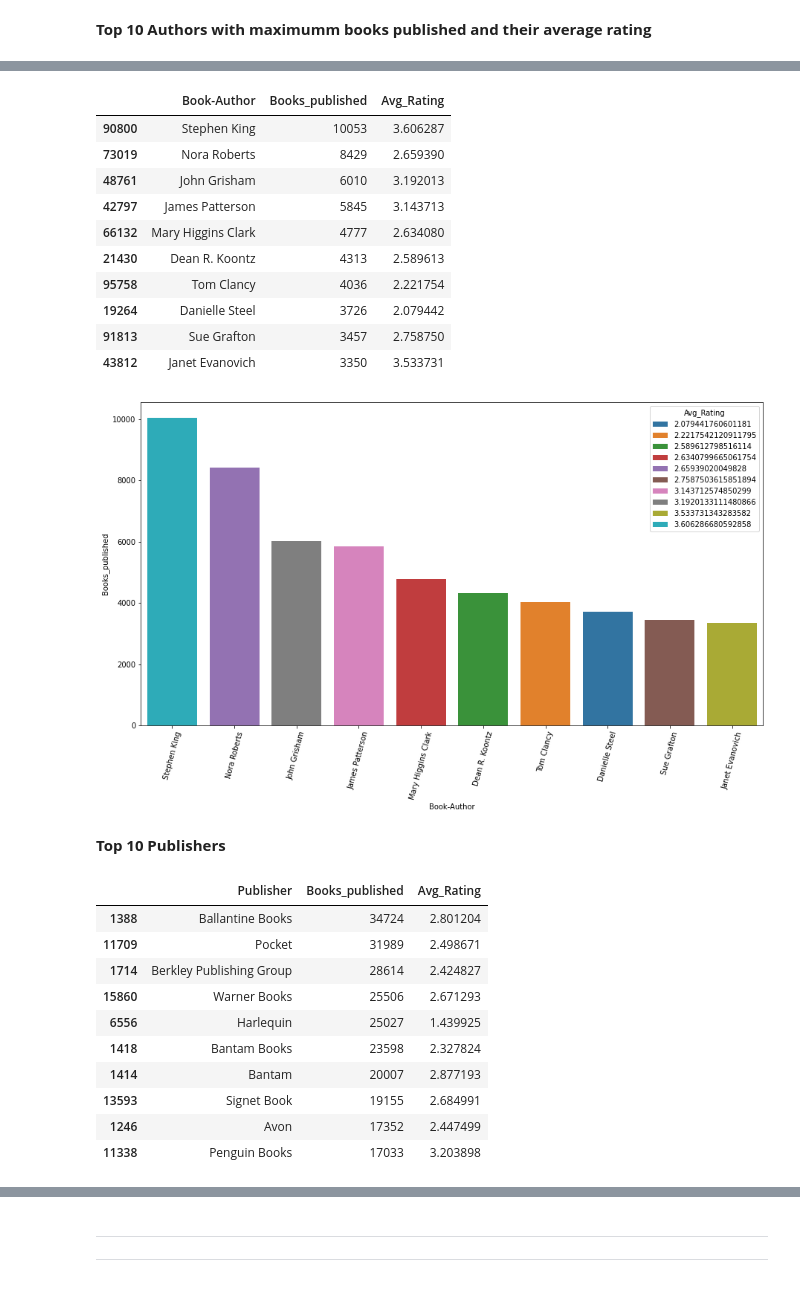
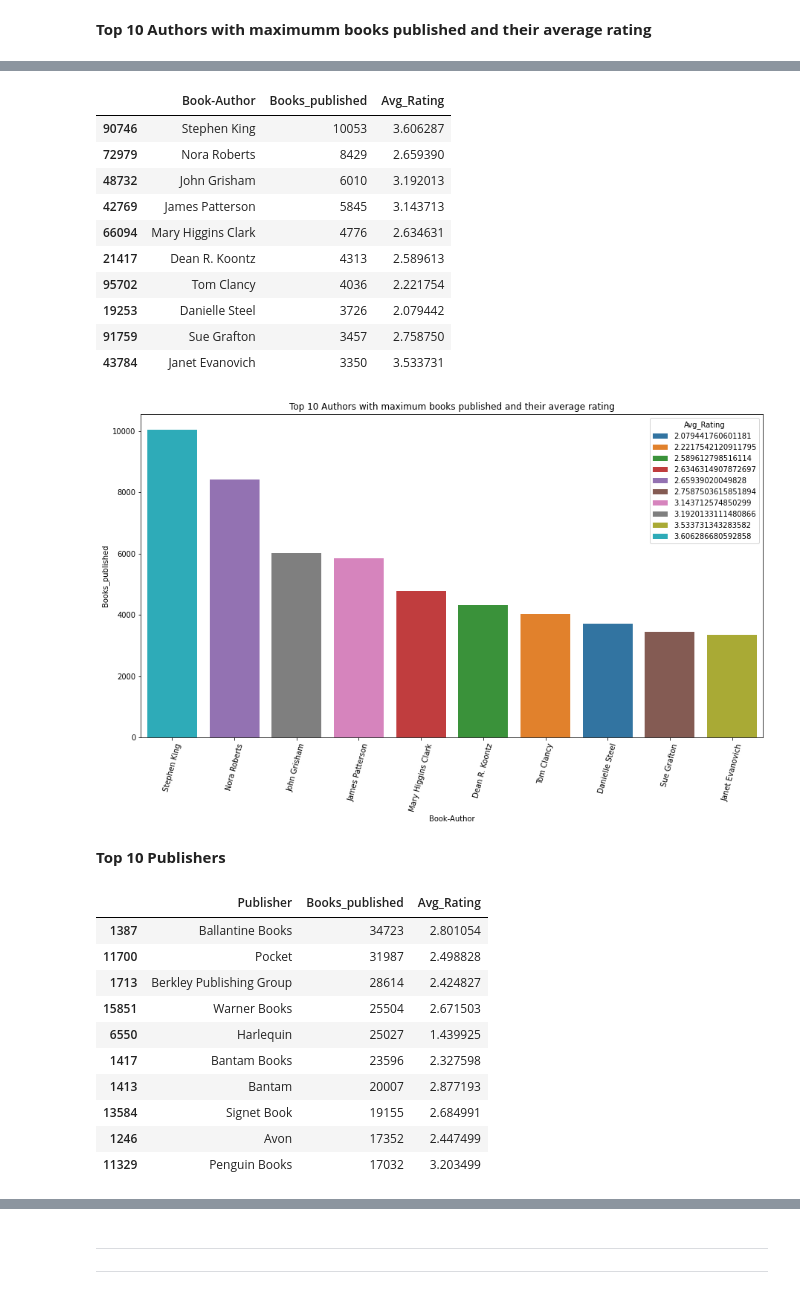
Before and after one commit to disuja7/Book-Recommendation-System, a Jupyter notebook: Book_Recommendation_System.ipynb, the cells around one changed output, grey strips where cells are left out. Saved outputs shown, nothing was run; the diff lists cells and outputs as text; code cells hidden in the pictures.

```diff
--- a/Book_Recommendation_System.ipynb
+++ b/Book_Recommendation_System.ipynb
@@ -315,6 +382,8 @@ ratings_df.head()
 | 2 | 276727 | 0446520802 | 0 |
 | 3 | 276729 | 052165615X | 3 |
 | 4 | 276729 | 0521795028 | 6 |
+# %%
+ratings_df= ratings_df[~(ratings_df['User-ID']==193560)]
 # %%
 ratings_df.shape
 # %% [output]
@@ -379,28 +453,31 @@ book_count = books_with_ratings.groupby(['Book-Author'])['Book-Title'].count().r
 avg_rating = books_with_ratings.groupby(['Book-Author'])['Book-Rating'].mean().reset_index()
 top_authors_df = book_count.merge(avg_rating,on='Book-Author')
 # %%
+# creating a new dataframe containing Top authors
 top_authors_df.rename(columns={'Book-Rating':'Avg_Rating','Book-Title':'Books_published'},inplace=True)
 top_authors_df=top_authors_df.sort_values(by='Books_published',ascending=False).head(10)
 top_authors_df
 # %% [output]
 |  | Book-Author | Books_published | Avg_Rating |
-| 90800 | Stephen King | 10053 | 3.606287 |
-| 73019 | Nora Roberts | 8429 | 2.659390 |
-| 48761 | John Grisham | 6010 | 3.192013 |
-| 42797 | James Patterson | 5845 | 3.143713 |
-| 66132 | Mary Higgins Clark | 4777 | 2.634080 |
-| 21430 | Dean R. Koontz | 4313 | 2.589613 |
-| 95758 | Tom Clancy | 4036 | 2.221754 |
-| 19264 | Danielle Steel | 3726 | 2.079442 |
-| 91813 | Sue Grafton | 3457 | 2.758750 |
-| 43812 | Janet Evanovich | 3350 | 3.533731 |
+| 90746 | Stephen King | 10053 | 3.606287 |
+| 72979 | Nora Roberts | 8429 | 2.659390 |
+| 48732 | John Grisham | 6010 | 3.192013 |
+| 42769 | James Patterson | 5845 | 3.143713 |
+| 66094 | Mary Higgins Clark | 4776 | 2.634631 |
+| 21417 | Dean R. Koontz | 4313 | 2.589613 |
+| 95702 | Tom Clancy | 4036 | 2.221754 |
+| 19253 | Danielle Steel | 3726 | 2.079442 |
+| 91759 | Sue Grafton | 3457 | 2.758750 |
+| 43784 | Janet Evanovich | 3350 | 3.533731 |
 # %%
+# Ploting the top Authors with the number of books published and their average rating
 fig, ax = plt.subplots(figsize=(15, 8))
 sns.barplot(data=top_authors_df,x='Book-Author',y='Books_published',hue='Avg_Rating',dodge=False)
 plt.xticks(rotation=75)
+plt.title('Top 10 Authors with maximum books published and their average rating')
 plt.show()
 # %% [output]
-[figure, old version]
+[figure, new version]
 # %% [markdown]
 **Top 10 Publishers**
 # %%
@@ -408,19 +486,20 @@ book_count = books_with_ratings.groupby(['Publisher'])['Book-Title'].count().res
 avg_rating = books_with_ratings.groupby(['Publisher'])['Book-Rating'].mean().reset_index()
 top_publishers_df = book_count.merge(avg_rating,on='Publisher')
 # %%
+# creating a new dataframe containing Top publishers
 top_publishers_df.rename(columns={'Book-Rating':'Avg_Rating','Book-Title':'Books_published'},inplace=True)
 top_publishers_df=top_publishers_df.sort_values(by='Books_published',ascending=False).head(10)
 top_publishers_df
 # %% [output]
 |  | Publisher | Books_published | Avg_Rating |
-| 1388 | Ballantine Books | 34724 | 2.801204 |
-| 11709 | Pocket | 31989 | 2.498671 |
-| 1714 | Berkley Publishing Group | 28614 | 2.424827 |
-| 15860 | Warner Books | 25506 | 2.671293 |
-| 6556 | Harlequin | 25027 | 1.439925 |
-| 1418 | Bantam Books | 23598 | 2.327824 |
-| 1414 | Bantam | 20007 | 2.877193 |
-| 13593 | Signet Book | 19155 | 2.684991 |
+| 1387 | Ballantine Books | 34723 | 2.801054 |
+| 11700 | Pocket | 31987 | 2.498828 |
+| 1713 | Berkley Publishing Group | 28614 | 2.424827 |
+| 15851 | Warner Books | 25504 | 2.671503 |
+| 6550 | Harlequin | 25027 | 1.439925 |
+| 1417 | Bantam Books | 23596 | 2.327598 |
+| 1413 | Bantam | 20007 | 2.877193 |
+| 13584 | Signet Book | 19155 | 2.684991 |
 | 1246 | Avon | 17352 | 2.447499 |
-| 11338 | Penguin Books | 17033 | 3.203898 |
+| 11329 | Penguin Books | 17032 | 3.203499 |
 # %%
```
Also changed, not shown: parts of 71 cells of this notebook.
